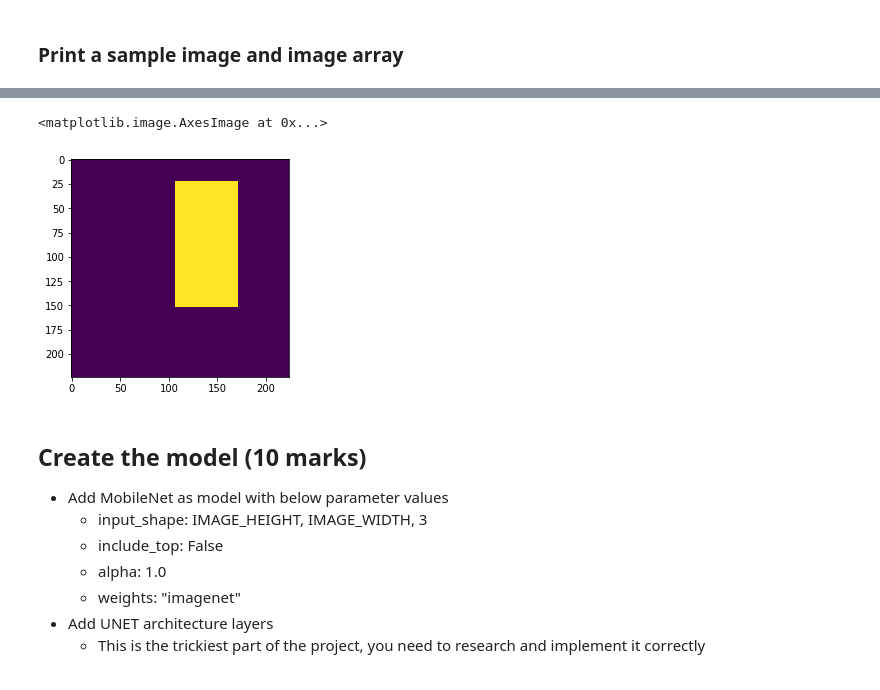
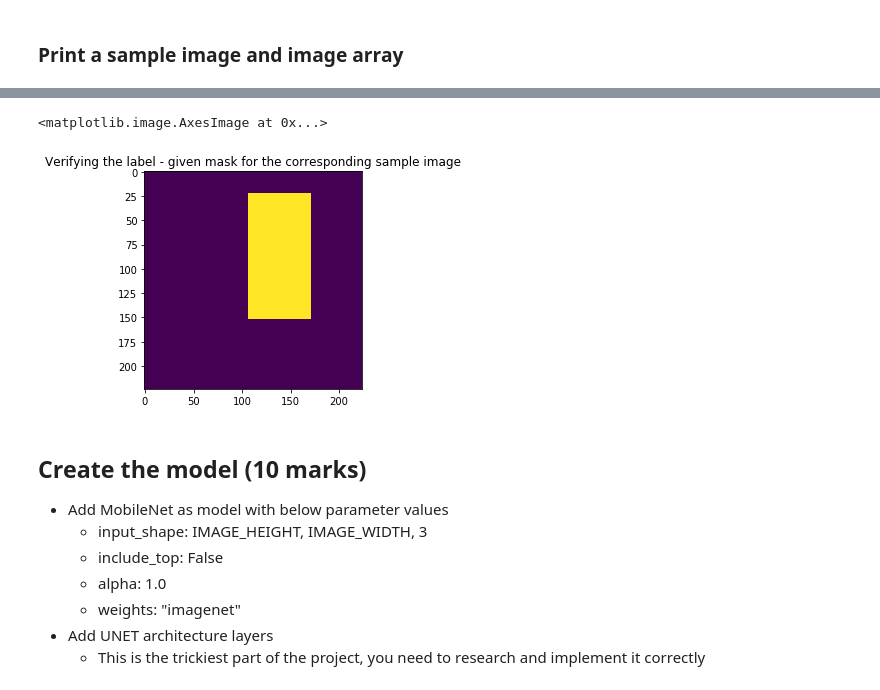
Before and after one commit to jpthirumalai/aiml, a Jupyter notebook: Thiru_Face_detection_Questions_Project_CV_AIML_Online.ipynb, the cells around one changed output, grey strips where cells are left out. Drawn from its saved outputs; the diff is of its cells as text; code cells hidden in the pictures.

```diff
--- a/Thiru_Face_detection_Questions_Project_CV_AIML_Online.ipynb
+++ b/Thiru_Face_detection_Questions_Project_CV_AIML_Online.ipynb
@@ -204,8 +189,9 @@ Clipping input data to the valid range for imshow with RGB data ([0..1] for floa
-# %%
-pyplot.imshow(masks[n])
-# %% [output]
-<matplotlib.image.AxesImage at 0x...>
-[figure, removed]
+# %%
+plt.title("Verifying the label - given mask for the corresponding sample image")
+pyplot.imshow(masks[n])
+# %% [output]
+<matplotlib.image.AxesImage at 0x...>
+[figure, added]
 # %% [markdown]
 ## Create the model (10 marks)
 - Add MobileNet as model with below parameter values
```
Also changed, not shown: parts of 27 cells of this notebook.
